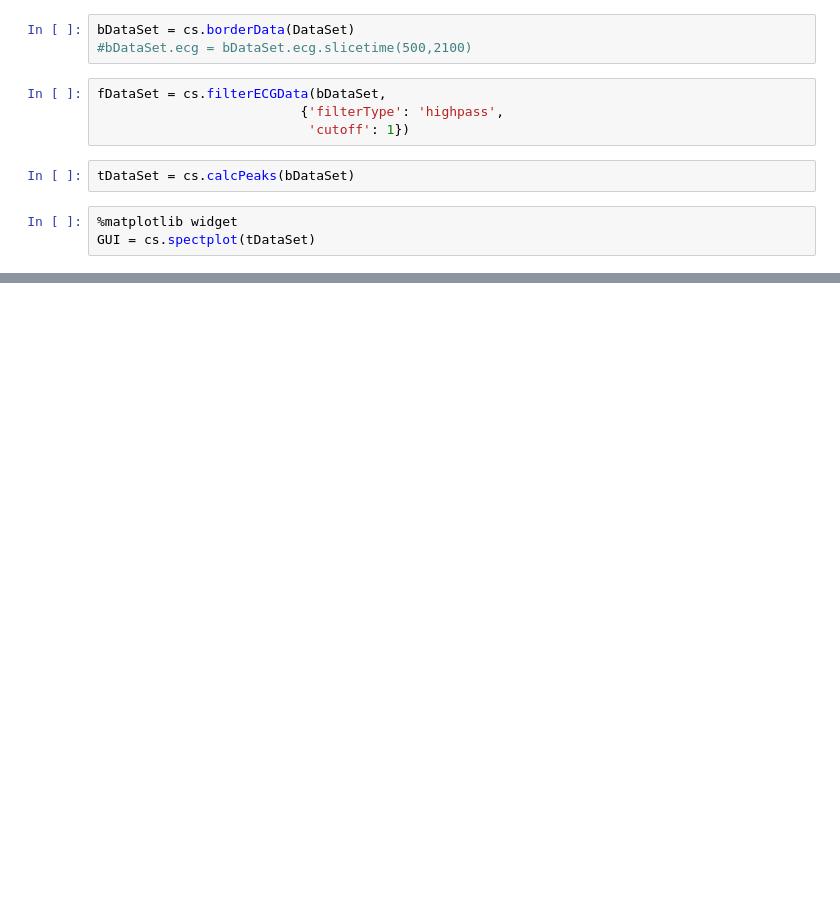
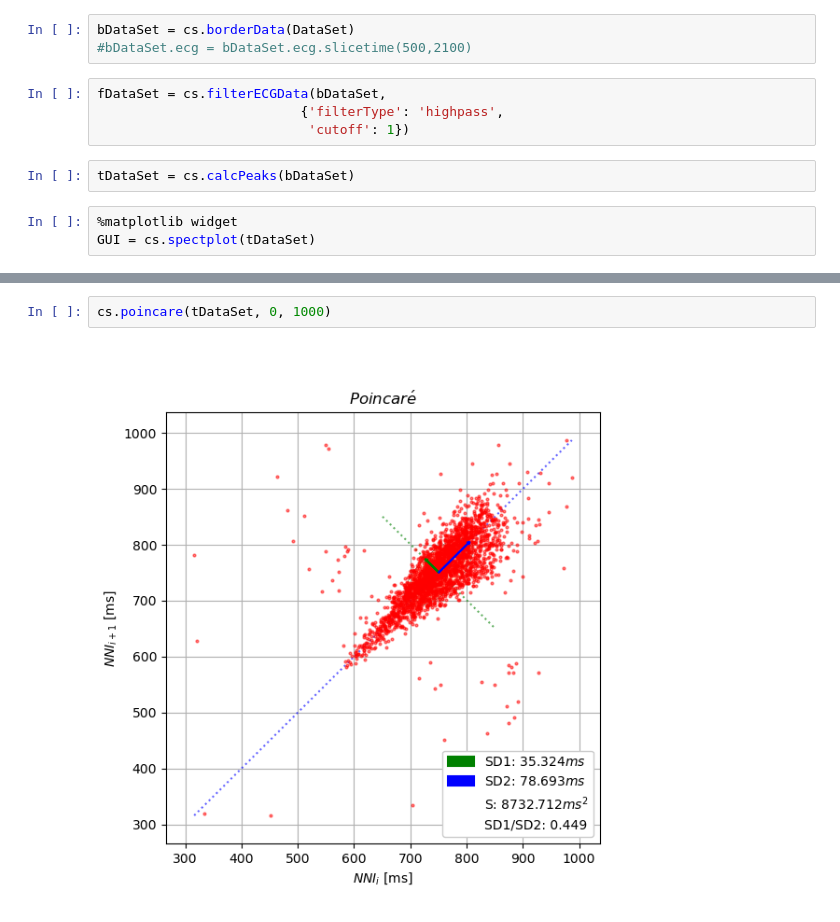
Before and after one commit to ArjanOnGithup/Experimental-Skills, a Jupyter notebook: Development/SpectHR.ipynb, the cells around one changed output, grey strips where cells are left out. Saved outputs shown, nothing was run; the diff lists cells and outputs as text; blank space fills up the shorter version.

```diff
--- a/Development/SpectHR.ipynb
+++ b/Development/SpectHR.ipynb
@@ -19,0 +26,4 @@ GUI
+# %%
+cs.poincare(tDataSet, 0, 1000)
+# %% [output]
+[figure, added]
```
Also changed, not shown: parts of 3 cells of this notebook, 1 other file.
